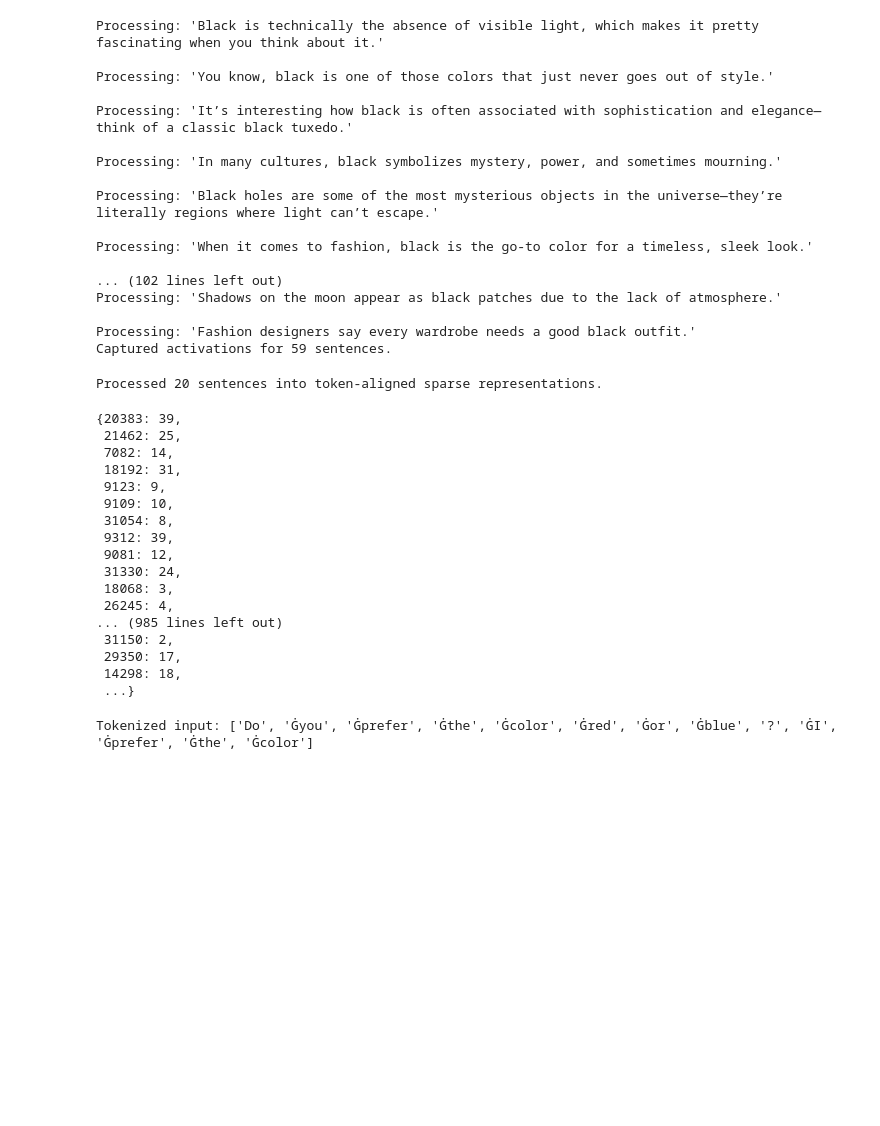
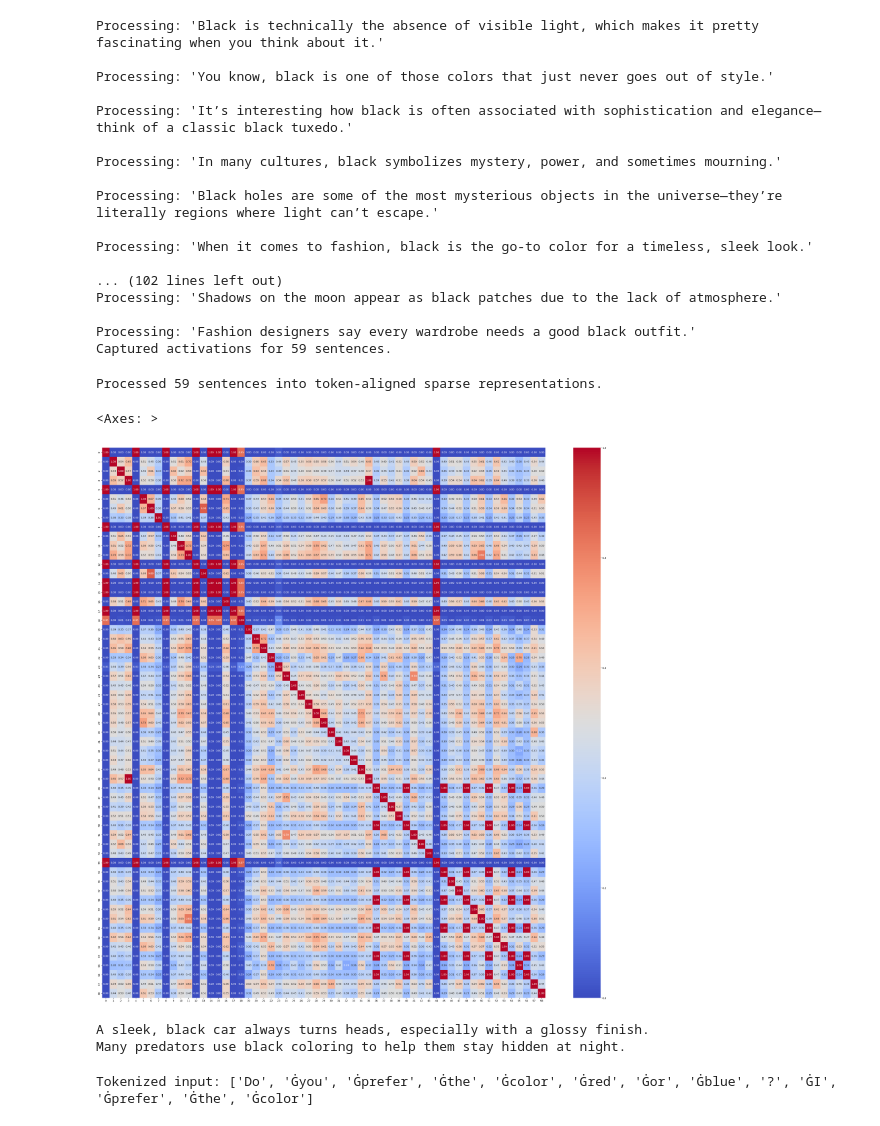
Before and after one commit to CRIS-Lab-2025/dictionary_learning, a Jupyter notebook: get_sparse_rep.ipynb, the cells around one changed output. Drawn from its saved outputs; the diff is of its cells as text; code cells hidden in the pictures; blank space fills up the shorter version.

```diff
--- a/get_sparse_rep.ipynb
+++ b/get_sparse_rep.ipynb
@@ -90,9 +91,9 @@ ae = AutoEncoder.from_pretrained(
 # %%
 # Convert activations to sparse representations
 sparse_representations = []
-for activations in individual_activations:
+for activations, tgt_idx in individual_activations:
     sparse_repr = ae.encode(activations).detach().cpu().numpy()  # (seq_len, dict_size)
-    sparse_representations.append(sparse_repr)
+    sparse_representations.append((sparse_repr, tgt_idx))
 print(f"Processed {len(sparse_representations)} sentences into token-aligned sparse representations.")
 # %% [output]
-Processed 20 sentences into token-aligned sparse representations.
+Processed 59 sentences into token-aligned sparse representations.
@@ -107,23 +100,56 @@ for sentence_features in sparse_representations:
-# %%
-feature_counts
-# %% [output]
-{20383: 39,
- 21462: 25,
- 7082: 14,
- 18192: 31,
- 9123: 9,
- 9109: 10,
- 31054: 8,
- 9312: 39,
- 9081: 12,
- 31330: 24,
- 18068: 3,
- 26245: 4,
-... (985 lines left out)
- 31150: 2,
- 29350: 17,
- 14298: 18,
- ...}
+# %%
+# Aggregate features: Average values for target word over all sentences
+aggregate_vector = np.zeros((ae.dict_size,))
+for sentence_features,target_idx in sparse_representations:
+    aggregate_vector += sentence_features[target_idx]
+
+aggregate_vector /= len(sparse_representations)  # Normalize by number of sentences
+# %%
+
+def cosine_similarity_matrix(vectors):
+    """
+    Computes the cosine similarity matrix for a set of vectors.
+
+    Parameters:
+    vectors (np.ndarray): A 2D array where each row is a vector.
+
+    Returns:
+    np.ndarray: A 2D cosine similarity matrix.
+    """
+    # Compute the L2 norms for each vector (row)
+    norms = np.linalg.norm(vectors, axis=1, keepdims=True)
+
+    # Avoid division by zero by replacing zero norms with a very small number
+    norms[norms == 0] = 1e-10
+
+    # Normalize each vector to have unit length
+    normalized_vectors = vectors / norms
+
+    # Compute the cosine similarity matrix as the dot product of the normalized vectors
+    similarity_matrix = np.dot(normalized_vectors, normalized_vectors.T)
+
+    return similarity_matrix
+
+
+# Compute cosine similarity matrix
+similarity_matrix = cosine_similarity_matrix(np.matrix([sentence_features[target_idx] for sentence_features,target_idx in sparse_representations]))
+# %%
+import seaborn as sns
+
+import matplotlib.pyplot as plt
+
+plt.figure(figsize=(40, 40))
+
+sns.heatmap(similarity_matrix, annot=True, fmt=".2f", cmap='coolwarm')
+# %% [output]
+<Axes: >
+[figure, added]
+# %%
+print(sentences[22])
+print(sentences[44])
+# %% [output]
+A sleek, black car always turns heads, especially with a glossy finish.
+Many predators use black coloring to help them stay hidden at night.
 # %%
 # # Analyze which features activate for specific tokens
 # top_n = 800
```
Also changed, not shown: parts of 7 cells of this notebook.
